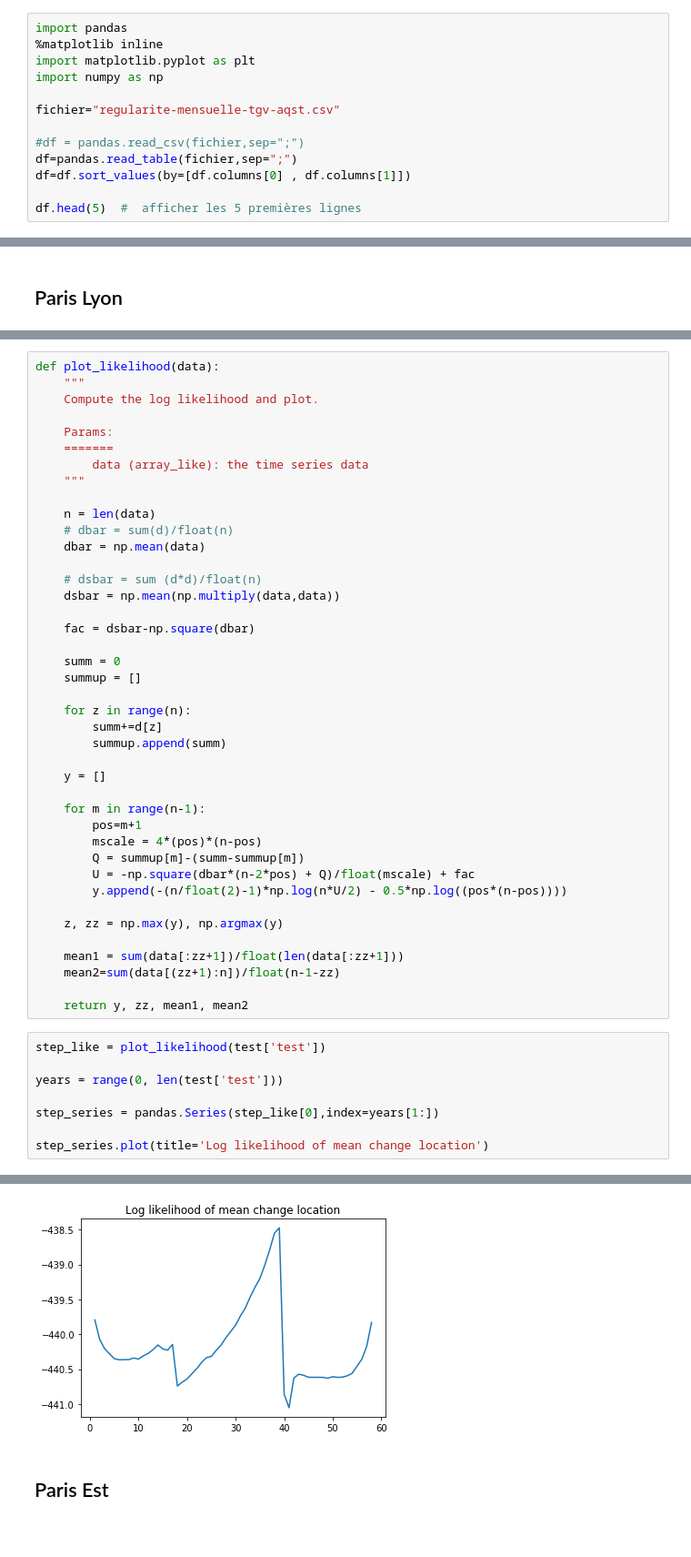
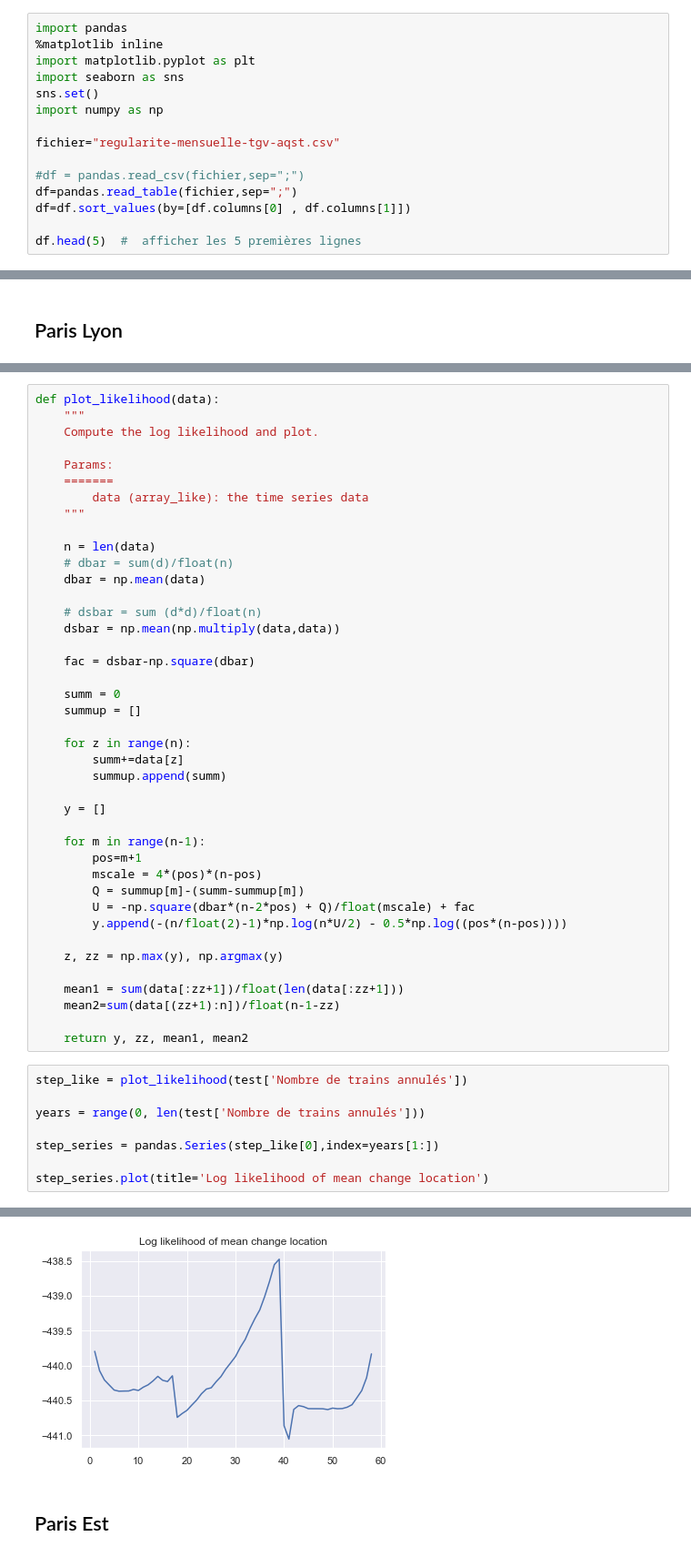
Before and after one commit to Paulthibaud/change-Point-model, a Jupyter notebook: Parametric_method.ipynb, the cells around one changed output, grey strips where cells are left out. Shown at 91% size. Cells and saved outputs as stored; diff of their text form; blank space fills up the shorter version.

```diff
--- a/Parametric_method.ipynb
+++ b/Parametric_method.ipynb
@@ -8,6 +8,8 @@
 import pandas
 %matplotlib inline
 import matplotlib.pyplot as plt
+import seaborn as sns
+sns.set()
 import numpy as np
 
 fichier="regularite-mensuelle-tgv-aqst.csv"
@@ -193,7 +195,7 @@ def plot_likelihood(data):
     summup = []
 
     for z in range(n):
-        summ+=d[z]
+        summ+=data[z]
         summup.append(summ)
 
     y = []
@@ -212,16 +214,16 @@ def plot_likelihood(data):
 
     return y, zz, mean1, mean2
 # %%
-step_like = plot_likelihood(test['test'])
+step_like = plot_likelihood(test['Nombre de trains annulés'])
 
-years = range(0, len(test['test']))
+years = range(0, len(test['Nombre de trains annulés']))
 
 step_series = pandas.Series(step_like[0],index=years[1:])
 
 step_series.plot(title='Log likelihood of mean change location')
 # %% [output]
 <matplotlib.axes._subplots.AxesSubplot at 0x...>
-[figure, old version]
+[figure, new version]
 # %% [markdown]
 ## Paris Est
 # %%
```
Also changed, not shown: parts of 11 cells of this notebook, 5 other files.
